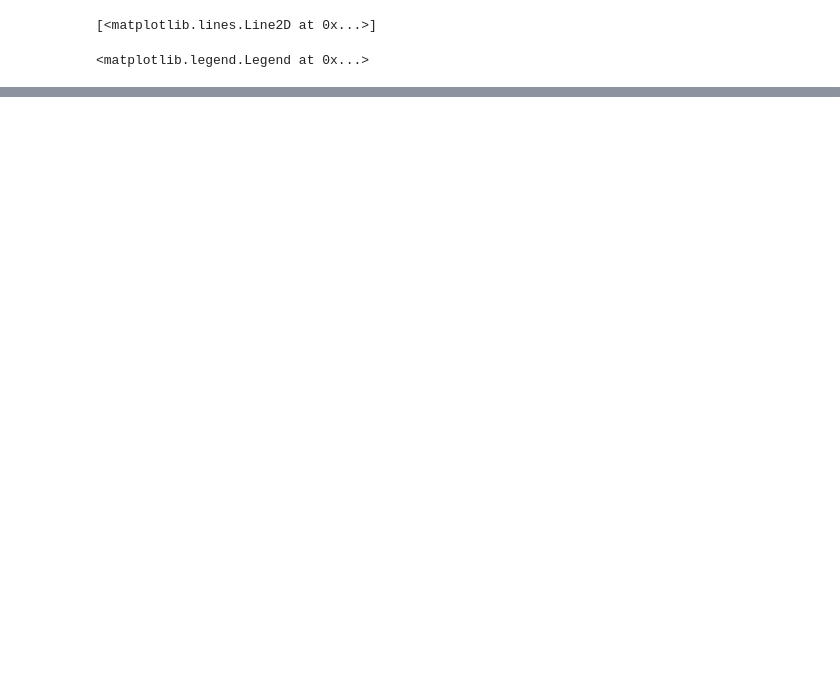
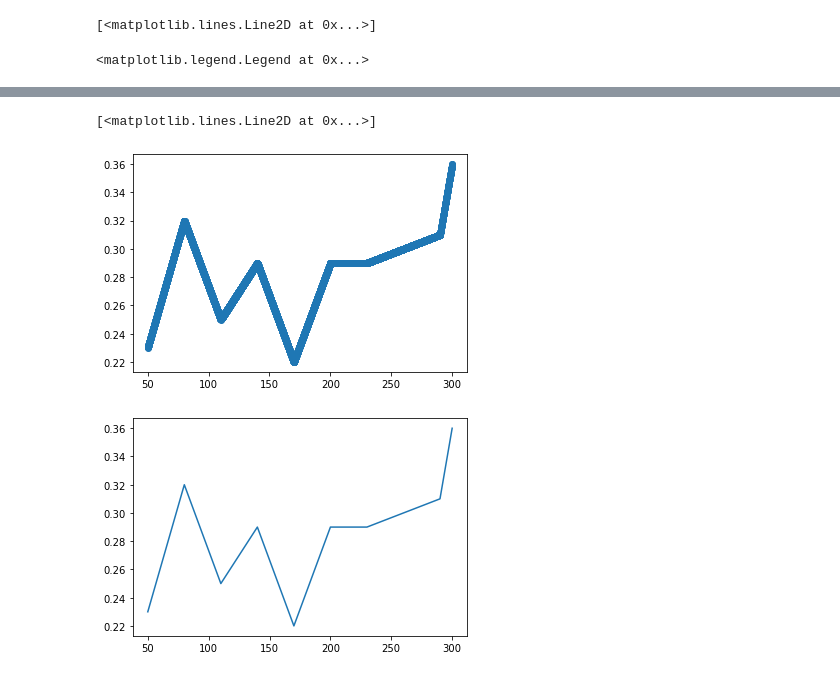
Before and after one commit to josephmlev/darkRadio, a Jupyter notebook: daqAnalysisAndExperiments/lnaNoiseTemp/plotNoiseTemp_V2_2.18.22.ipynb, the cells around one changed output, grey strips where cells are left out. Cells and saved outputs as stored; diff of their text form; code cells hidden in the pictures; blank space fills up the shorter version.

```diff
--- a/daqAnalysisAndExperiments/lnaNoiseTemp/plotNoiseTemp_V2_2.18.22.ipynb
+++ b/daqAnalysisAndExperiments/lnaNoiseTemp/plotNoiseTemp_V2_2.18.22.ipynb
@@ -159,0 +209,15 @@ print(biconCold.mean() - (biconHot + G_correct_interp(freqs)).mean())
+# %%
+#gain corrrection
+%matplotlib inline
+plt.figure()
+G_correct = G_176K_2_18_22  - G_315K_2_18_22 - .06 #.06 in bs manual interpolation from previous gain vs frequency plot because amp temp is 159 and I didn't take gain data there
+G_correct_interp = interp1d(hpFreqArr, G_correct)
+plt.scatter(freqs, G_correct_interp(freqs))
+
+
+plt.figure()
+plt.plot(hpFreqArr, G_correct)
+# %% [output]
+[<matplotlib.lines.Line2D at 0x...>]
+[figure, added]
+[figure, added]
```
Also changed, not shown: parts of 18 cells of this notebook, 6 other files.
